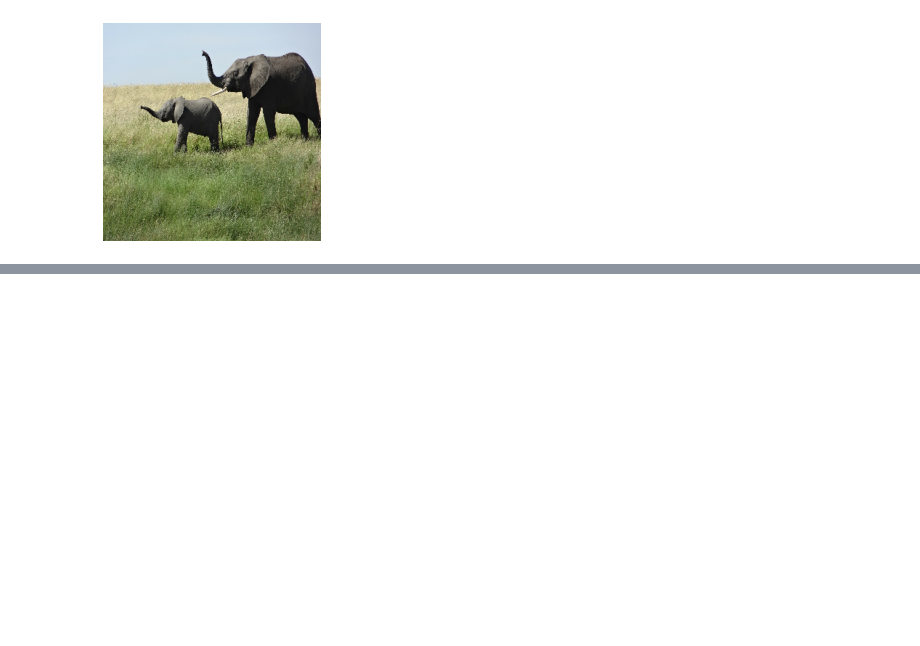
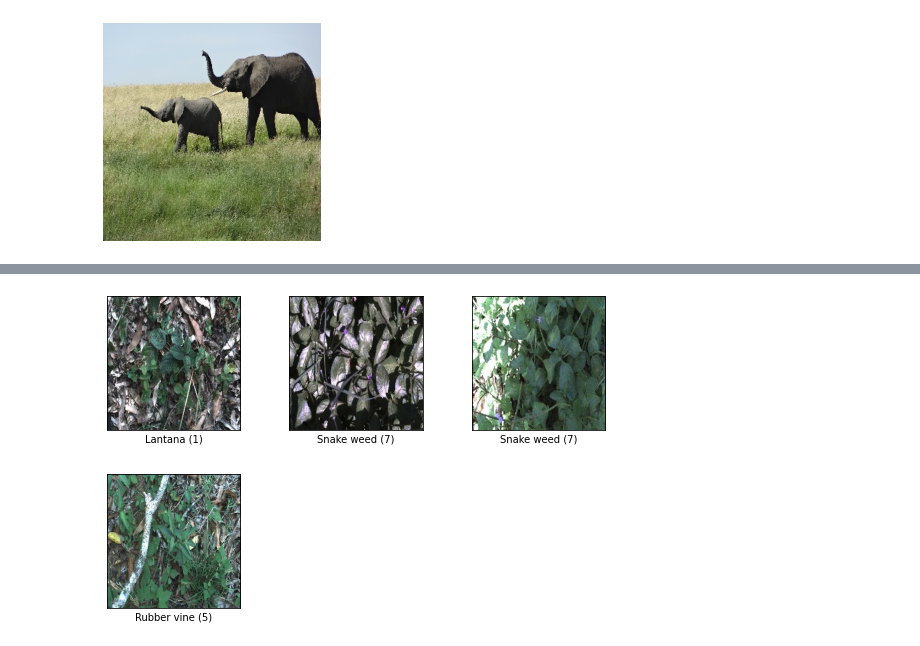
Before and after one commit to currymike123/Thesis_LDR, a Jupyter notebook: Research/Keras_Aug.ipynb, the cells around one changed output, grey strips where cells are left out. Saved outputs shown, nothing was run; the diff lists cells and outputs as text; code cells hidden in the pictures; blank space fills up the shorter version.

```diff
--- a/Research/Keras_Aug.ipynb
+++ b/Research/Keras_Aug.ipynb
@@ -85,0 +173,31 @@ tf.Tensor(0.6977163, shape=(), dtype=float32)
+# %%
+import keras_cv
+import tensorflow as tf
+from tensorflow import keras
+import tensorflow_datasets as tfds
+
+augmenter = keras_cv.layers.Augmenter(
+  layers=[
+      # keras.layers.Rescaling(scale=1./255),
+      keras_cv.layers.RandomFlip(),
+      # RandomBlueTint(value_range=(0, 1), factor=(0.1, 1.0)),
+      # keras_cv.layers.RandAugment(value_range=(0, 255)),
+      # keras_cv.layers.CutMix(),
+      # keras_cv.layers.MixUp()
+    ]
+)
+
+normalization_layer = tf.keras.layers.Rescaling(1./255)
+
+def augment_data(images, labels):
+  labels = tf.one_hot(labels, 8)
+  inputs = {"images": images, "labels": labels}
+  outputs = augmenter(inputs)
+  return outputs['images'], outputs['labels']
+# %%
+dataset, info = tfds.load('deep_weeds', as_supervised=True, split='train', with_info=True)
+dataset = dataset.map(lambda x, y: (normalization_layer(x), y))
+# %%
+fig = tfds.show_examples(dataset.take(4), info)
+# %% [output]
+[figure, added]
```
Also changed, not shown: parts of 11 cells of this notebook.
